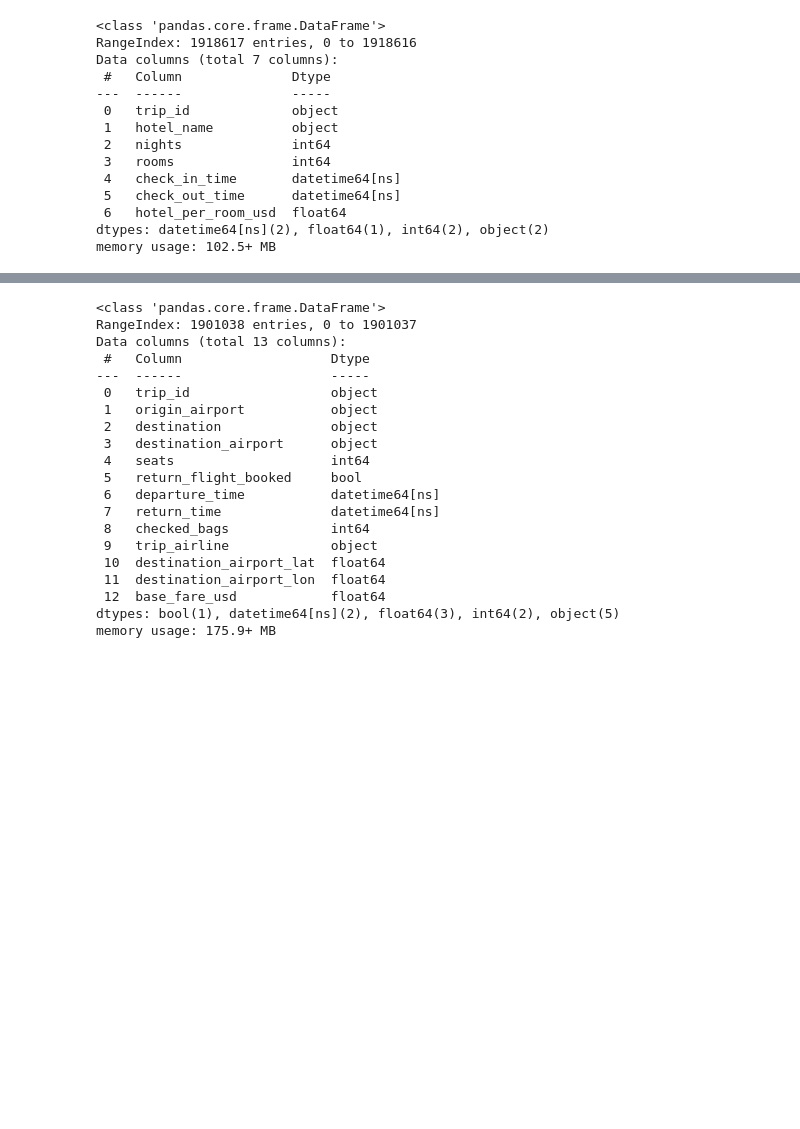
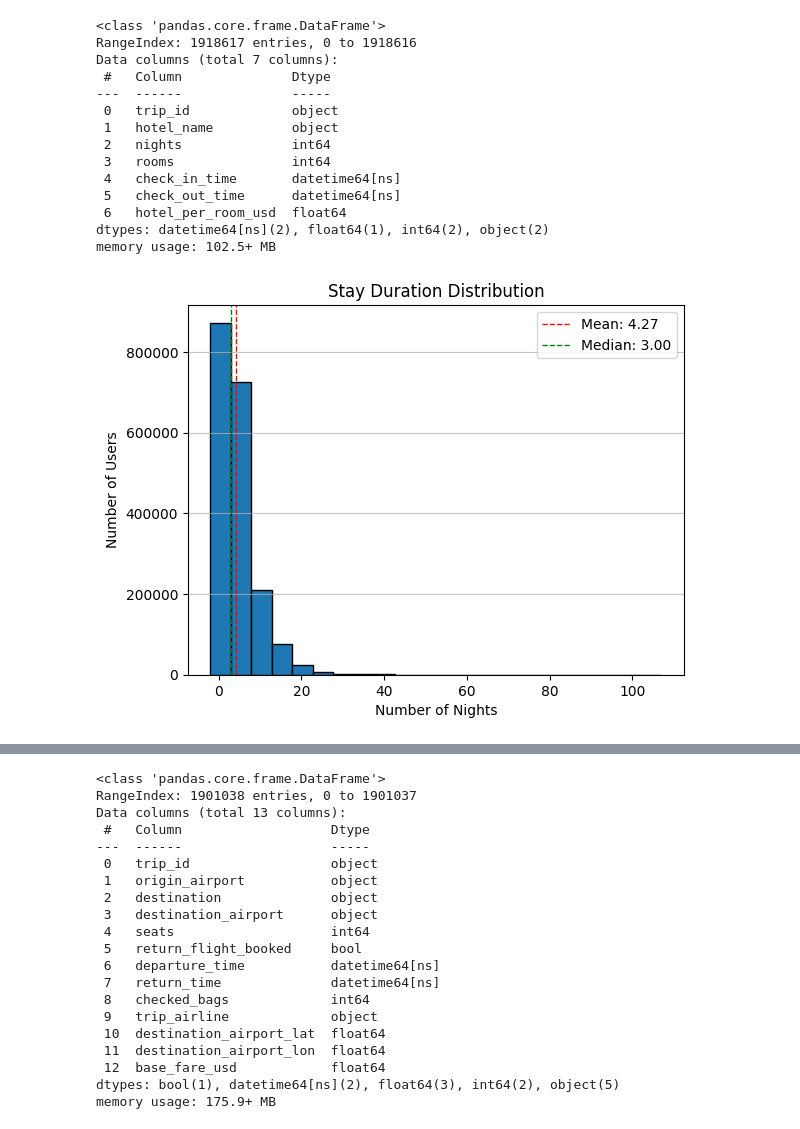
Before and after one commit to lanafrenzel/TravelTide, a Jupyter notebook: src/TravelTide_Loyalty_Program.ipynb, the cells around one changed output, grey strips where cells are left out. Drawn from its saved outputs; the diff is of its cells as text; code cells hidden in the pictures; blank space fills up the shorter version.

```diff
--- a/src/TravelTide_Loyalty_Program.ipynb
+++ b/src/TravelTide_Loyalty_Program.ipynb
@@ -116,3 +163,30 @@ Data columns (total 7 columns):
  6   hotel_per_room_usd  float64
 dtypes: datetime64[ns](2), float64(1), int64(2), object(2)
 memory usage: 102.5+ MB
+# %%
+#stay duration distribution
+
+mean_stay = hotels['nights'].mean()
+median_stay = hotels['nights'].median()
+
+#num of bins acc to Sutrges' Rules
+def sturges_rule(data):
+    n = len(data)
+    k = int(np.ceil(np.log2(n) + 1))
+    return k
+
+bins = sturges_rule(hotels['nights'])
+
+plt.hist(hotels['nights'], bins=bins, edgecolor='black')
+plt.title('Stay Duration Distribution')
+plt.xlabel('Number of Nights')
+plt.ylabel('Number of Users')
+plt.grid(axis='y', alpha=0.75)
+plt.axvline(mean_stay, color='red', linestyle='dashed', linewidth=1, label=f'Mean: {mean_stay:.2f}')
+plt.axvline(median_stay, color='green', linestyle='dashed', linewidth=1, label=f'Median: {median_stay:.2f}')
+
+plt.legend(loc='upper right')
+
+plt.show()
+# %% [output]
+[figure, added]
```
Also changed, not shown: parts of 29 cells of this notebook, 2 other files.
